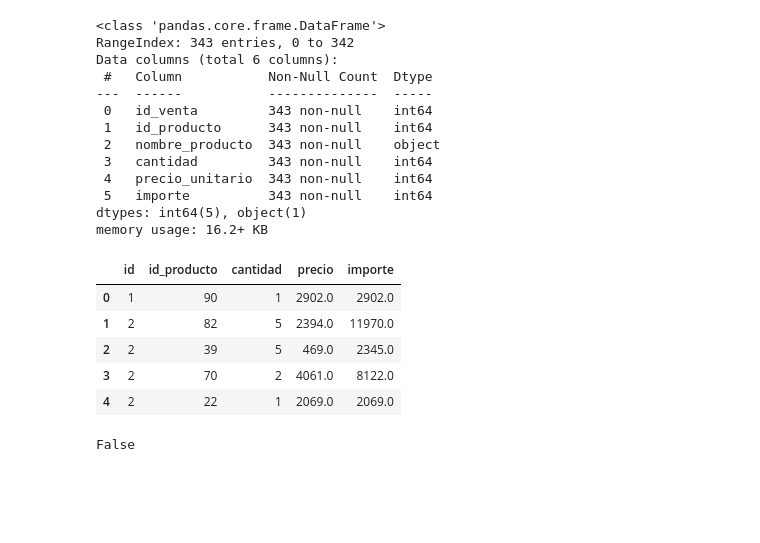
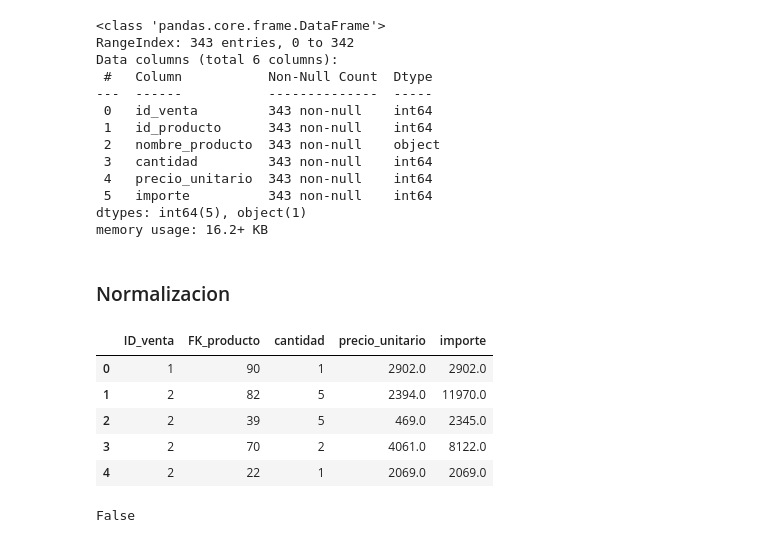
Before and after one commit to DiegoPenalba/ProyectoAurilion, a Jupyter notebook: data.ipynb, the cells around one changed output. Cells and saved outputs as stored; diff of their text form; code cells hidden in the pictures; blank space fills up the shorter version.

```diff
--- a/data.ipynb
+++ b/data.ipynb
@@ -253,23 +490,25 @@ Data columns (total 6 columns):
  5   importe          343 non-null    int64
 dtypes: int64(5), object(1)
 memory usage: 16.2+ KB
+# %% [markdown]
+### Normalizacion
 # %%
 ventas_detalle_df_norm = detalleVentas_df.rename(
     columns={
-        'id_venta': 'id',
-        'precio_unitario': 'precio'
+        'id_venta': 'ID_venta',
+        'id_producto': 'FK_producto'
     }
 )
 
 # Eliminar columna 'nombre_producto'
 ventas_detalle_df_norm = ventas_detalle_df_norm.drop(columns=['nombre_producto'])
 
 # Convertir a float las columnas precio e importe
-ventas_detalle_df_norm[['precio', 'importe']] = ventas_detalle_df_norm[['precio', 'importe']].astype(float)
+ventas_detalle_df_norm[['precio_unitario', 'importe']] = ventas_detalle_df_norm[['precio_unitario', 'importe']].astype(float)
 
 ventas_detalle_df_norm.head()
 # %% [output]
-|  | id | id_producto | cantidad | precio | importe |
+|  | ID_venta | FK_producto | cantidad | precio_unitario | importe |
 | 0 | 1 | 90 | 1 | 2902.0 | 2902.0 |
 | 1 | 2 | 82 | 5 | 2394.0 | 11970.0 |
 | 2 | 2 | 39 | 5 | 469.0 | 2345.0 |
```
Also changed, not shown: parts of 26 cells of this notebook.
